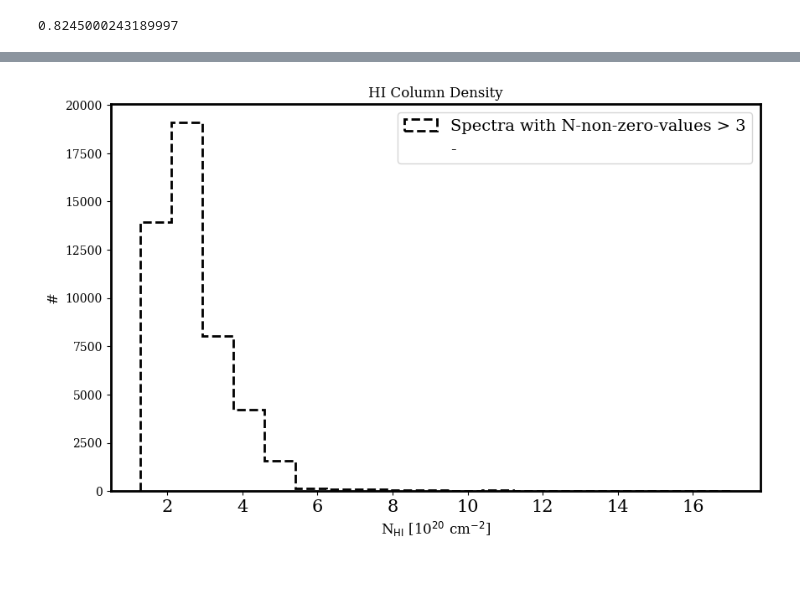
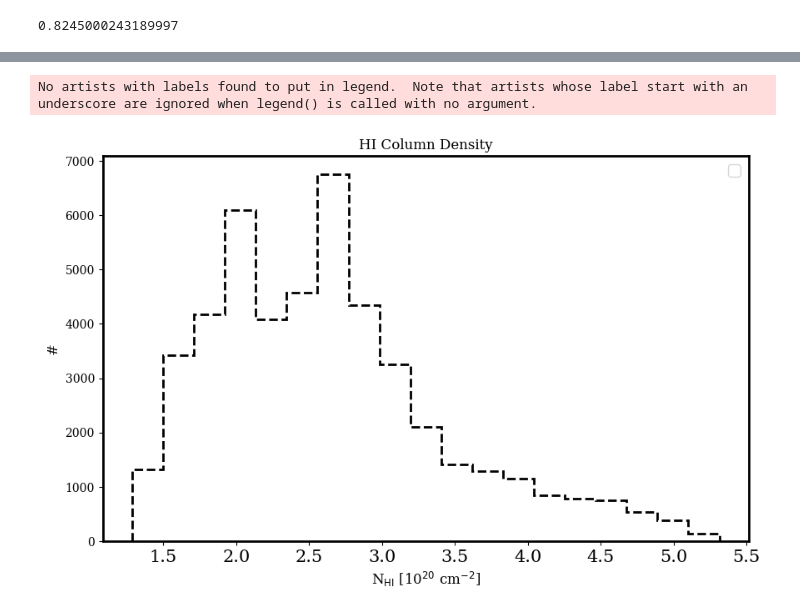
Before and after one commit to nv-hiep/DAS3D, a Jupyter notebook: HI/x1_read_SMC_GASS_cube.ipynb, the cells around one changed output, grey strips where cells are left out. Cells and saved outputs as stored; diff of their text form; code cells hidden in the pictures; blank space fills up the shorter version.

```diff
--- a/HI/x1_read_SMC_GASS_cube.ipynb
+++ b/HI/x1_read_SMC_GASS_cube.ipynb
@@ -461,3 +461,6 @@ LATPOLE =                 90.0 / [deg] Native latitude of celestial pole
 RESTFRQ =         1420405752.0 / [Hz] Line rest frequency
 MJDREF  =                  0.0 / [d] MJD of fiducial time
 SPECSYS = 'LSRK'               / Reference frame of spectral coordinates
+# %%
+cube = cube.spectral_slab(-60.*u.km / u.s, 45.*u.km / u.s)
+print(cube)
@@ -484,25 +500,26 @@ nhi_thin = np.sum(cube, axis=0) * dv * 1.82243e-2
 # %%
 # from scipy import stats
 plt.figure(figsize=(10, 6))
 
 nhi_flatten = nhi_thin.flatten()
 
 nhi_min = np.min(nhi_flatten)
 nhi_max = np.max(nhi_flatten)
 
 counts, bins, bars = plt.hist(nhi_flatten,
                               bins=np.linspace(nhi_min, nhi_max, 20),
          density=False, color='k', histtype='step', alpha=1.,
-         ls='--', lw=2, label=r'Spectra with N-non-zero-values > 3')
+         ls='--', lw=2, label=r'')
 
-ploti, = plt.plot([], [], '', label=f"-")
-ploti.set_visible(False)
+# ploti, = plt.plot([], [], '', label=f"-")
+# ploti.set_visible(False)
 
 plt.title('HI Column Density')
 plt.xlabel('N$_\mathrm{HI}$ [10$^{20}$ cm$^{-2}$]', fontsize=12)
 plt.ylabel(r'#', fontsize=12)
 
 plt.legend(loc='upper right', fontsize=14)
 plt.show()
 # %% [output]
+No artists with labels found to put in legend.  Note that artists whose label start with an underscore are ignored when legend() is called with no argument.
-[figure, old version]
+[figure, new version]
```
Also changed, not shown: parts of 15 cells of this notebook.
